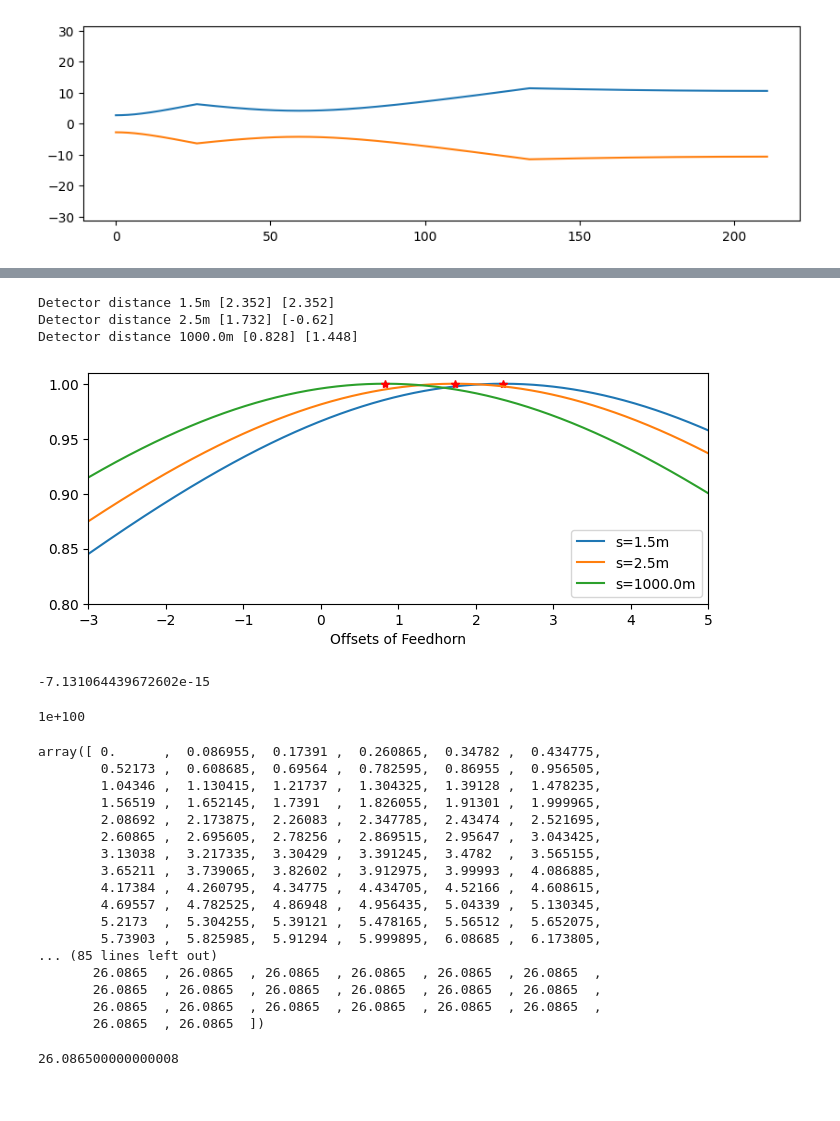
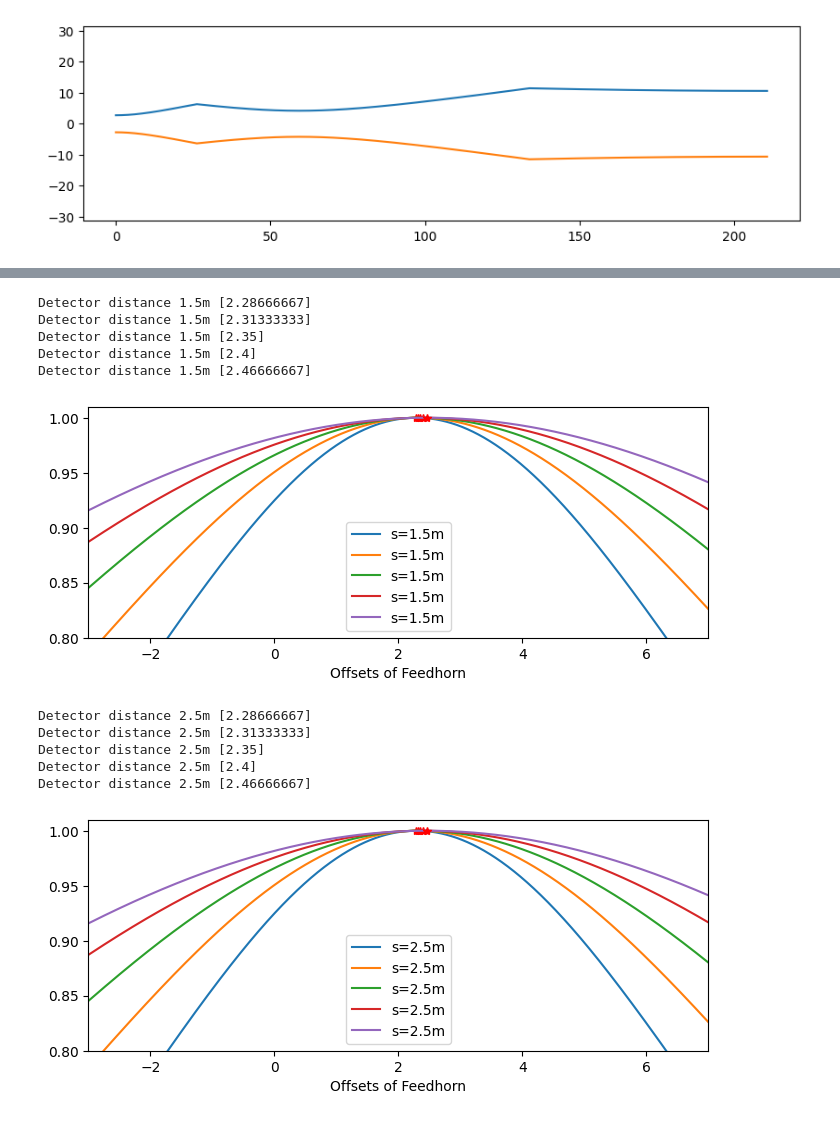
Before and after one commit to XiaodongRencologne/GaussianOptics, a Jupyter notebook: CHAMP_Test.ipynb, the cells around one changed output, grey strips where cells are left out. Saved outputs shown, nothing was run; the diff lists cells and outputs as text; code cells hidden in the pictures.

```diff
--- a/CHAMP_Test.ipynb
+++ b/CHAMP_Test.ipynb
@@ -92,14 +120,14 @@ plt.show()
 # %%
+Distance=1500
 fig=plt.figure(figsize=(8,3))
+
 '''Beam power in detector'''
-dZ=0
-for item in D_source:
-    D,W,Ws,Ps=scan_Rx(z,distance=item)
+for item in Win_2:
+    D,W,Ws,Ps=p_w(item,din2,z,1500)
     '''Beam power in detector'''
-    plt.plot(z,Ps,label='s='+str(item/1000)+'m')
+    plt.plot(z,Ps,label='s='+str(Distance/1000)+'m')
     NN=np.where(Ps==1.0)
-    dZ=z[NN]-dZ
-    print('Detector distance '+str(item/1000)+'m',z[NN],dZ)
+    print('Detector distance '+str(Distance/1000)+'m',z[NN])
     plt.plot(z[NN],1.0,'r*')
 plt.ylim([0.8,1.01])
 plt.xlim([z.min(),z.max()])
@@ -107,7 +135,9 @@ plt.legend()
 plt.xlabel('Offsets of Feedhorn')
 plt.show()
 # %% [output]
-Detector distance 1.5m [2.352] [2.352]
-Detector distance 2.5m [1.732] [-0.62]
-Detector distance 1000.0m [0.828] [1.448]
+Detector distance 1.5m [2.28666667]
+Detector distance 1.5m [2.31333333]
+Detector distance 1.5m [2.35]
+Detector distance 1.5m [2.4]
+Detector distance 1.5m [2.46666667]
-[figure, old version]
+[figure, new version]
@@ -117,32 +144,24 @@ t=DrawBeamCountour(M2,Nin=301,Nout=301,size=1,offset=0)
-# %%
-M2['dout']
-# %% [output]
--7.131064439672602e-15
-# %%
-M2['Rout']
-# %% [output]
-1e+100
-# %%
-t[0]
-# %% [output]
-array([ 0.      ,  0.086955,  0.17391 ,  0.260865,  0.34782 ,  0.434775,
-        0.52173 ,  0.608685,  0.69564 ,  0.782595,  0.86955 ,  0.956505,
-        1.04346 ,  1.130415,  1.21737 ,  1.304325,  1.39128 ,  1.478235,
-        1.56519 ,  1.652145,  1.7391  ,  1.826055,  1.91301 ,  1.999965,
-        2.08692 ,  2.173875,  2.26083 ,  2.347785,  2.43474 ,  2.521695,
-        2.60865 ,  2.695605,  2.78256 ,  2.869515,  2.95647 ,  3.043425,
-        3.13038 ,  3.217335,  3.30429 ,  3.391245,  3.4782  ,  3.565155,
-        3.65211 ,  3.739065,  3.82602 ,  3.912975,  3.99993 ,  4.086885,
-        4.17384 ,  4.260795,  4.34775 ,  4.434705,  4.52166 ,  4.608615,
-        4.69557 ,  4.782525,  4.86948 ,  4.956435,  5.04339 ,  5.130345,
-        5.2173  ,  5.304255,  5.39121 ,  5.478165,  5.56512 ,  5.652075,
-        5.73903 ,  5.825985,  5.91294 ,  5.999895,  6.08685 ,  6.173805,
-... (85 lines left out)
-       26.0865  , 26.0865  , 26.0865  , 26.0865  , 26.0865  , 26.0865  ,
-       26.0865  , 26.0865  , 26.0865  , 26.0865  , 26.0865  , 26.0865  ,
-       26.0865  , 26.0865  , 26.0865  , 26.0865  , 26.0865  , 26.0865  ,
-       26.0865  , 26.0865  ])
-# %%
-P2['din']+np.abs(M2['dout'])
-# %% [output]
-26.086500000000008
+# %%
+Distance=2500
+fig=plt.figure(figsize=(8,3))
+
+'''Beam power in detector'''
+for item in Win_2:
+    D,W,Ws,Ps=p_w(item,din2,z,1500)
+    '''Beam power in detector'''
+    plt.plot(z,Ps,label='s='+str(Distance/1000)+'m')
+    NN=np.where(Ps==1.0)
+    print('Detector distance '+str(Distance/1000)+'m',z[NN])
+    plt.plot(z[NN],1.0,'r*')
+plt.ylim([0.8,1.01])
+plt.xlim([z.min(),z.max()])
+plt.legend()
+plt.xlabel('Offsets of Feedhorn')
+plt.show()
+# %% [output]
+Detector distance 2.5m [2.28666667]
+Detector distance 2.5m [2.31333333]
+Detector distance 2.5m [2.35]
+Detector distance 2.5m [2.4]
+Detector distance 2.5m [2.46666667]
+[figure, added]
```
Also changed, not shown: parts of 15 cells of this notebook.
